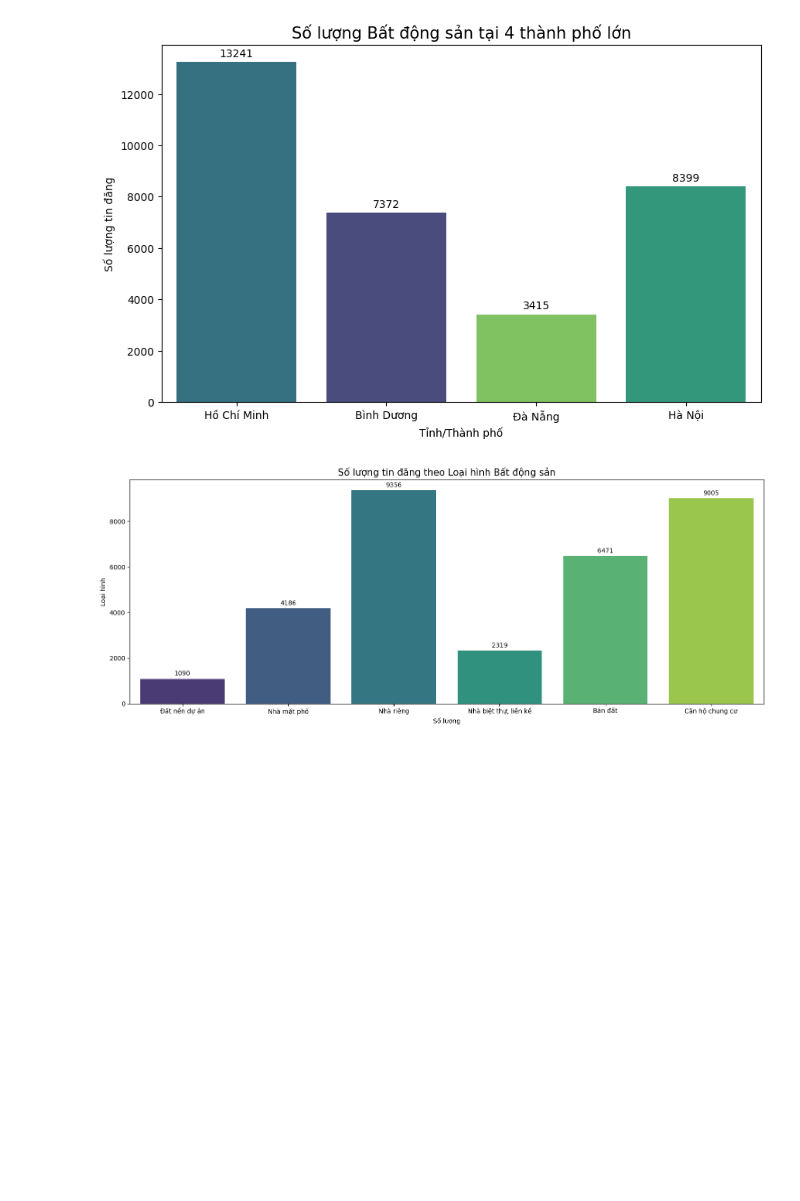
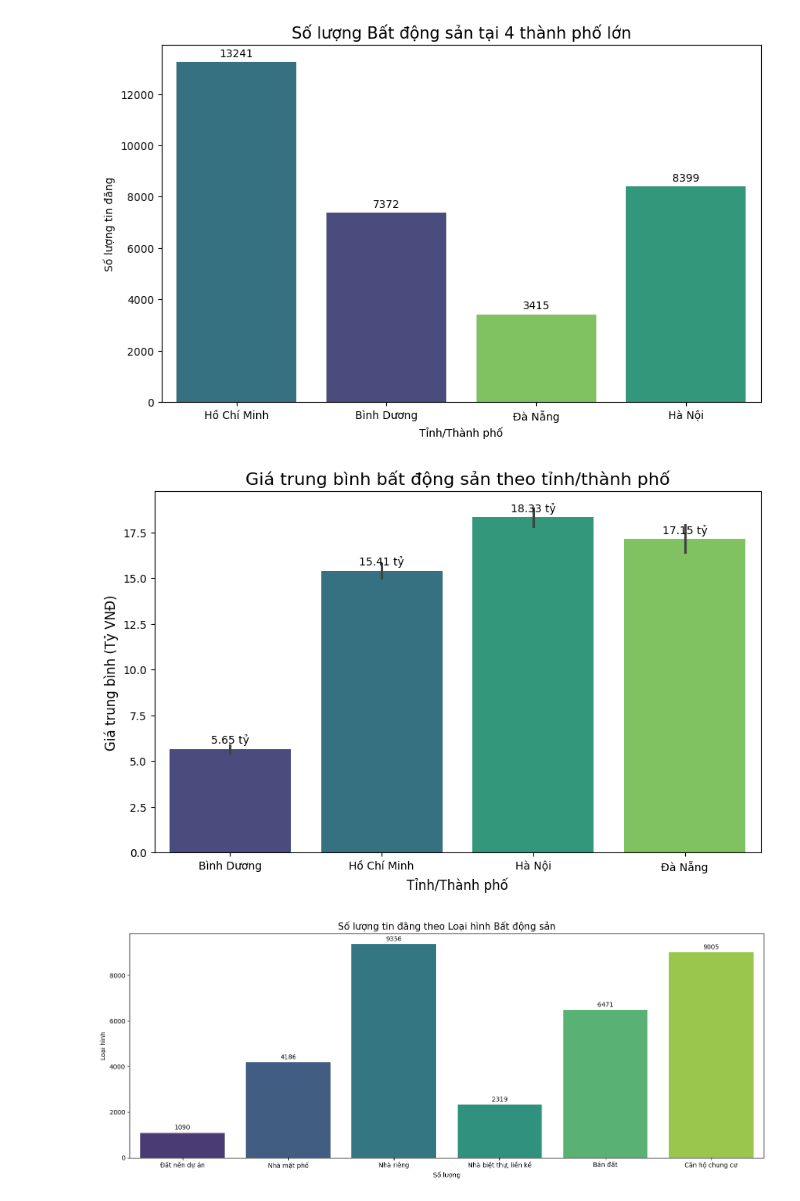
Before and after one commit to huy-06/Real_Estate_Price_Analysis, a Jupyter notebook: visualization/univariate_analysis.ipynb, the cells around one changed output. Drawn from its saved outputs; the diff is of its cells as text; code cells hidden in the pictures; blank space fills up the shorter version.

```diff
--- a/visualization/univariate_analysis.ipynb
+++ b/visualization/univariate_analysis.ipynb
@@ -61,9 +61,34 @@ Bình Dương      7372
 Name: count, dtype: int64
 [figure]
 # %%
-plt.figure(figsize=(15, 6))
+target_provinces = ["Hồ Chí Minh", "Bình Dương", "Đà Nẵng", "Hà Nội"]
 
-ax = sn
+df_filtered = df[df["province"].isin(target_provinces)]
+
+avg_price_df = df_filtered.groupby('province')['price_billion'].mean().reset_index()
+avg_price_df = avg_price_df.sort_values('price_billion', ascending=False)
+
+plt.figure(figsize=(10, 6))
+
+ax = sns.barplot(
+    data=df_filtered,
+    x="province",
+    y="price_billion",
+    hue="province",
+    legend=False,
+    palette="viridis"
+)
+
+plt.title('Giá trung bình bất động sản theo tỉnh/thành phố', fontsize=16)
+plt.xlabel('Tỉnh/Thành phố', fontsize=12)
+plt.ylabel('Giá trung bình (Tỷ VNĐ)', fontsize=12)
+
+for i in ax.containers:
+    ax.bar_label(i, fmt='%.2f tỷ', padding=3)
+
+plt.show()
+# %% [output]
+[figure, added]
 # %%
 
 plt.figure(figsize=(15, 6))
```
Also changed, not shown: parts of 4 cells of this notebook.
